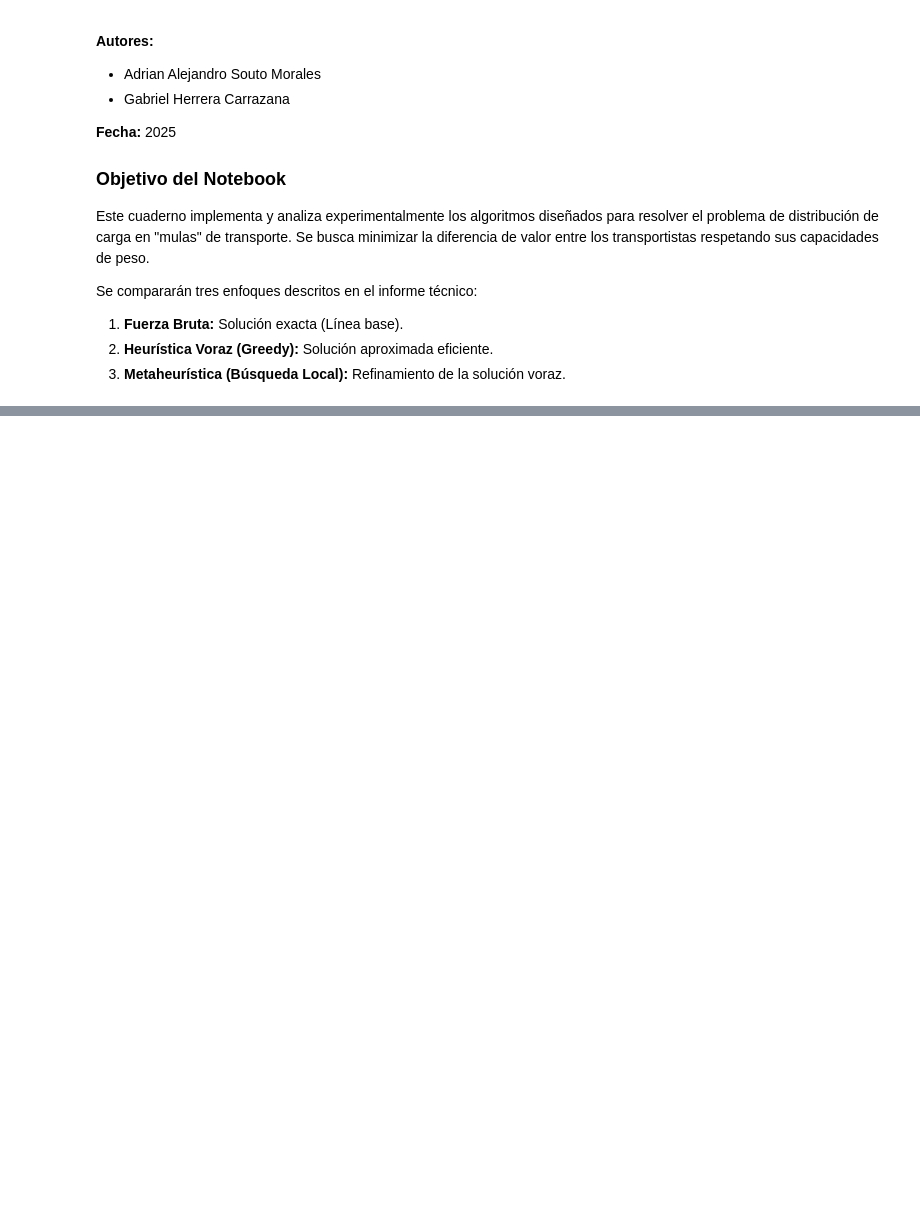
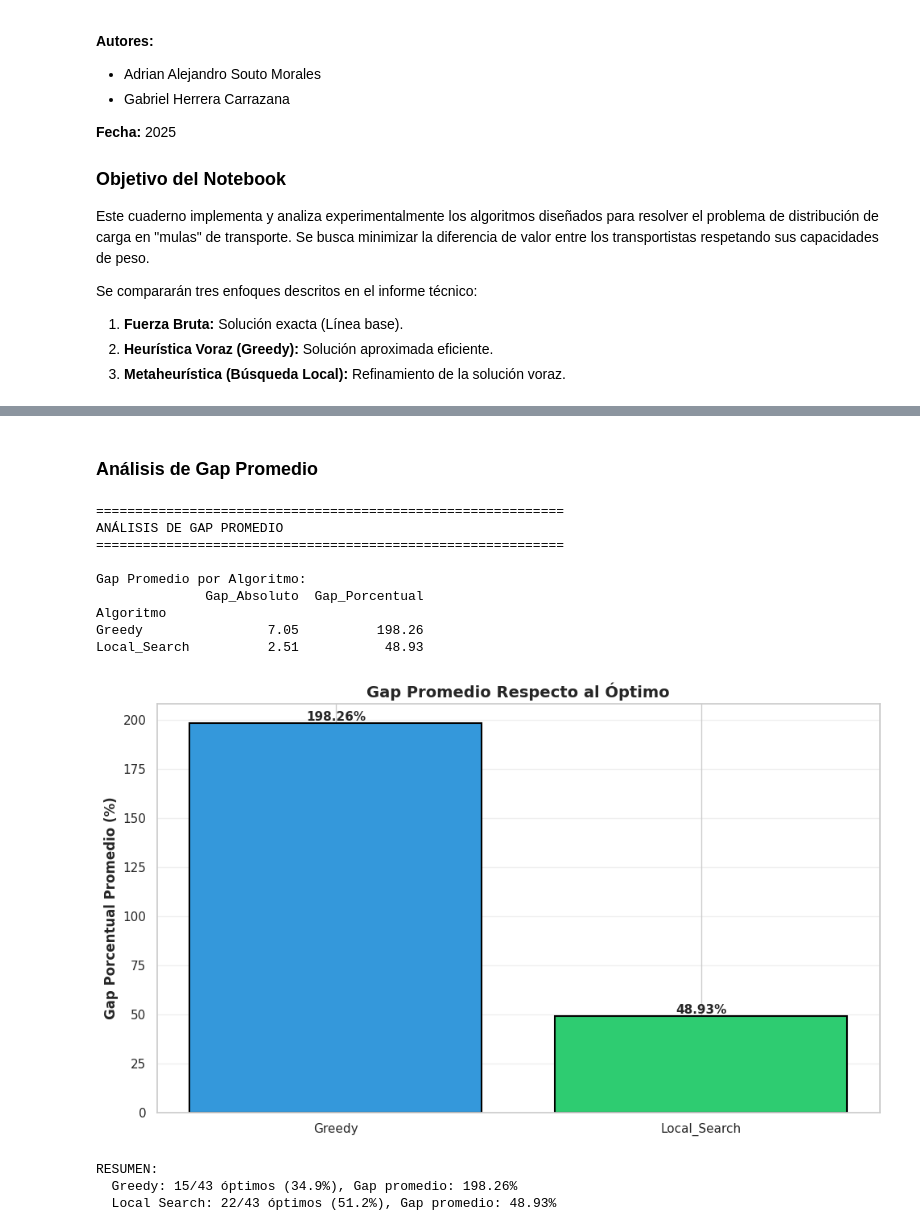
Before and after one commit to Ghavvvo/DAA-Project, a Jupyter notebook: tests.ipynb, the cells around one changed output, grey strips where cells are left out. Saved outputs shown, nothing was run; the diff lists cells and outputs as text; code cells hidden in the pictures; blank space fills up the shorter version.

```diff
--- a/tests.ipynb
+++ b/tests.ipynb
@@ -392,0 +328,67 @@ Se recomienda implementar en producción el algoritmo de **Búsqueda Local**, ya
+# %% [markdown]
+### Análisis de Gap Promedio
+# %%
+
+print(f"\n{'='*60}")
+print(f"ANÁLISIS DE GAP PROMEDIO")
+print(f"{'='*60}")
+
+# Filtrar casos con soluciones válidas
+df_gaps = df_calidad[
+    (df_calidad['Instancia_ID'].isin(df_fb_exitosos)) &
+    (df_calidad['Algoritmo'].isin(['Greedy', 'Local_Search'])) &
+    (df_calidad['Gap_Absoluto'].notna())
+]
+
+# Estadísticas simplificadas
+gap_stats = df_gaps.groupby('Algoritmo').agg({
+    'Gap_Absoluto': 'mean',
+    'Gap_Porcentual': 'mean'
+}).round(2)
+
+print("\nGap Promedio por Algoritmo:")
+print(gap_stats)
+
+# Gráfico simple: barras de gap promedio
+fig, ax = plt.subplots(figsize=(10, 6))
+
+algoritmos = gap_stats.index.tolist()
+gap_pct_valores = gap_stats['Gap_Porcentual'].tolist()
+
+bars = ax.bar(algoritmos, gap_pct_valores, color=['#3498db', '#2ecc71'],
+              edgecolor='black', linewidth=1.5)
+ax.set_ylabel('Gap Porcentual Promedio (%)', fontsize=12, fontweight='bold')
+ax.set_title('Gap Promedio Respecto al Óptimo', fontsize=14, fontweight='bold')
+ax.grid(axis='y', alpha=0.3)
+
+# Valores sobre las barras
+for bar, valor in zip(bars, gap_pct_valores):
+    altura = bar.get_height()
+    ax.text(bar.get_x() + bar.get_width()/2., altura,
+            f'{valor:.2f}%',
+            ha='center', va='bottom', fontsize=11, fontweight='bold')
+
+plt.tight_layout()
+plt.show()
+
+# Resumen compacto
+gap_greedy = gap_stats.loc['Greedy', 'Gap_Porcentual']
+gap_ls = gap_stats.loc['Local_Search', 'Gap_Porcentual']
+
+print(f"\nRESUMEN:")
+print(f"  Greedy: {greedy_optimos}/{total_casos} óptimos ({greedy_optimos/total_casos*100:.1f}%), Gap promedio: {gap_greedy:.2f}%")
+print(f"  Local Search: {ls_optimos}/{total_casos} óptimos ({ls_optimos/total_casos*100:.1f}%), Gap promedio: {gap_ls:.2f}%")
+# %% [output]
+============================================================
+ANÁLISIS DE GAP PROMEDIO
+============================================================
+
+Gap Promedio por Algoritmo:
+              Gap_Absoluto  Gap_Porcentual
+Algoritmo
+Greedy                7.05          198.26
+Local_Search          2.51           48.93
+[figure, added]
+RESUMEN:
+  Greedy: 15/43 óptimos (34.9%), Gap promedio: 198.26%
+  Local Search: 22/43 óptimos (51.2%), Gap promedio: 48.93%
```
Also changed, not shown: parts of 27 cells of this notebook, 7 other files.
